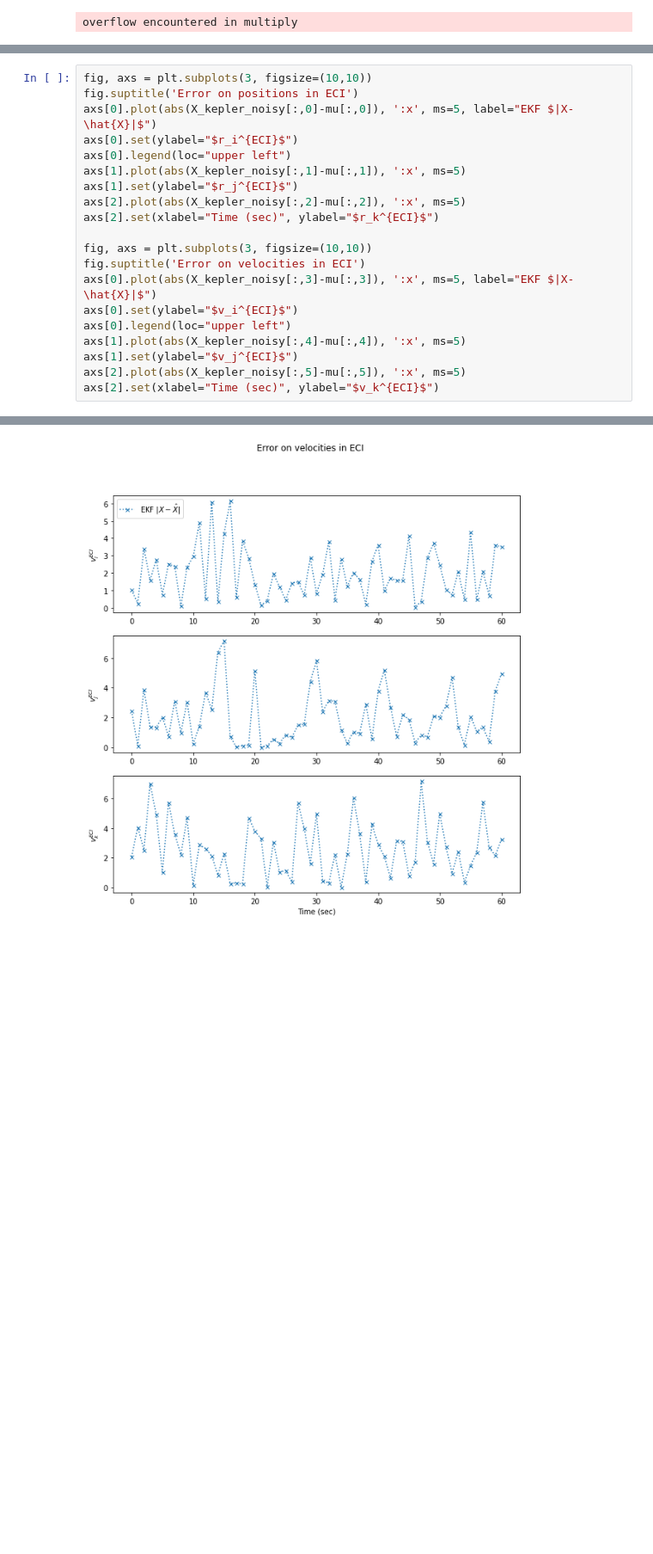
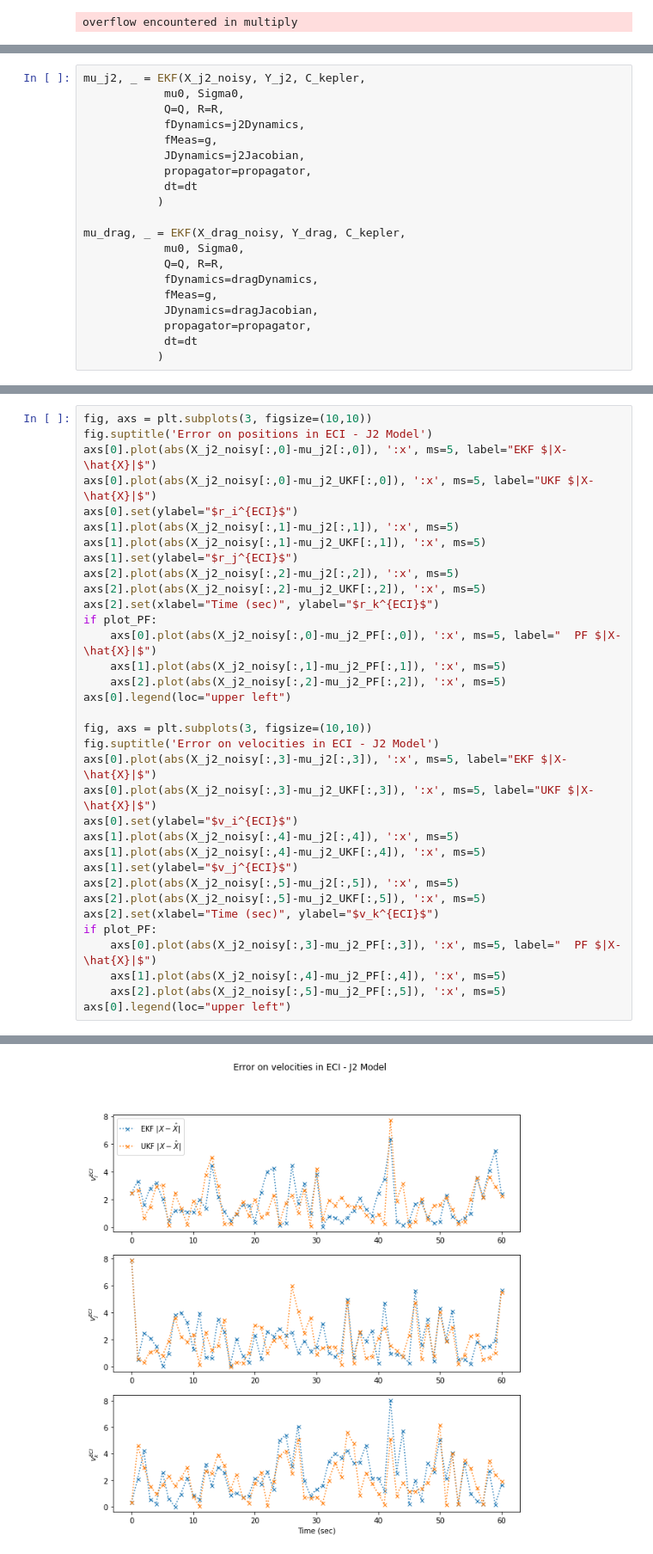
Before and after one commit to EleonoreJ/Kalman-Filtering-Orbit-Determination, a Jupyter notebook: Test Filters.ipynb, the cells around one changed output, grey strips where cells are left out. Shown at 86% size. Saved outputs shown, nothing was run; the diff lists cells and outputs as text; blank space fills up the shorter version.

```diff
--- a/Test Filters.ipynb
+++ b/Test Filters.ipynb
@@ -155,0 +181,20 @@ def EKF(X, Y, C, mu0, Sigma0, Q, R, fDynamics, fMeas, JDynamics, propagator=prop
+# %%
+mu_j2, _ = EKF(X_j2_noisy, Y_j2, C_kepler,
+            mu0, Sigma0,
+            Q=Q, R=R,
+            fDynamics=j2Dynamics,
+            fMeas=g,
+            JDynamics=j2Jacobian,
+            propagator=propagator,
+            dt=dt
+           )
+
+mu_drag, _ = EKF(X_drag_noisy, Y_drag, C_kepler,
+            mu0, Sigma0,
+            Q=Q, R=R,
+            fDynamics=dragDynamics,
+            fMeas=g,
+            JDynamics=dragJacobian,
+            propagator=propagator,
+            dt=dt
+           )
@@ -217,21 +309,35 @@ axs[2].set(xlabel="Time (sec)", ylabel="$v_k^{ECI}$")
 # %%
 fig, axs = plt.subplots(3, figsize=(10,10))
-fig.suptitle('Error on positions in ECI')
-axs[0].plot(abs(X_kepler_noisy[:,0]-mu[:,0]), ':x', ms=5, label="EKF $|X-\hat{X}|$")
+fig.suptitle('Error on positions in ECI - J2 Model')
+axs[0].plot(abs(X_j2_noisy[:,0]-mu_j2[:,0]), ':x', ms=5, label="EKF $|X-\hat{X}|$")
+axs[0].plot(abs(X_j2_noisy[:,0]-mu_j2_UKF[:,0]), ':x', ms=5, label="UKF $|X-\hat{X}|$")
 axs[0].set(ylabel="$r_i^{ECI}$")
+axs[1].plot(abs(X_j2_noisy[:,1]-mu_j2[:,1]), ':x', ms=5)
+axs[1].plot(abs(X_j2_noisy[:,1]-mu_j2_UKF[:,1]), ':x', ms=5)
+axs[1].set(ylabel="$r_j^{ECI}$")
+axs[2].plot(abs(X_j2_noisy[:,2]-mu_j2[:,2]), ':x', ms=5)
+axs[2].plot(abs(X_j2_noisy[:,2]-mu_j2_UKF[:,2]), ':x', ms=5)
+axs[2].set(xlabel="Time (sec)", ylabel="$r_k^{ECI}$")
+if plot_PF:
+    axs[0].plot(abs(X_j2_noisy[:,0]-mu_j2_PF[:,0]), ':x', ms=5, label="  PF $|X-\hat{X}|$")
+    axs[1].plot(abs(X_j2_noisy[:,1]-mu_j2_PF[:,1]), ':x', ms=5)
+    axs[2].plot(abs(X_j2_noisy[:,2]-mu_j2_PF[:,2]), ':x', ms=5)
 axs[0].legend(loc="upper left")
-axs[1].plot(abs(X_kepler_noisy[:,1]-mu[:,1]), ':x', ms=5)
-axs[1].set(ylabel="$r_j^{ECI}$")
-axs[2].plot(abs(X_kepler_noisy[:,2]-mu[:,2]), ':x', ms=5)
-axs[2].set(xlabel="Time (sec)", ylabel="$r_k^{ECI}$")
 
 fig, axs = plt.subplots(3, figsize=(10,10))
-fig.suptitle('Error on velocities in ECI')
-axs[0].plot(abs(X_kepler_noisy[:,3]-mu[:,3]), ':x', ms=5, label="EKF $|X-\hat{X}|$")
+fig.suptitle('Error on velocities in ECI - J2 Model')
+axs[0].plot(abs(X_j2_noisy[:,3]-mu_j2[:,3]), ':x', ms=5, label="EKF $|X-\hat{X}|$")
+axs[0].plot(abs(X_j2_noisy[:,3]-mu_j2_UKF[:,3]), ':x', ms=5, label="UKF $|X-\hat{X}|$")
 axs[0].set(ylabel="$v_i^{ECI}$")
+axs[1].plot(abs(X_j2_noisy[:,4]-mu_j2[:,4]), ':x', ms=5)
+axs[1].plot(abs(X_j2_noisy[:,4]-mu_j2_UKF[:,4]), ':x', ms=5)
+axs[1].set(ylabel="$v_j^{ECI}$")
+axs[2].plot(abs(X_j2_noisy[:,5]-mu_j2[:,5]), ':x', ms=5)
+axs[2].plot(abs(X_j2_noisy[:,5]-mu_j2_UKF[:,5]), ':x', ms=5)
+axs[2].set(xlabel="Time (sec)", ylabel="$v_k^{ECI}$")
+if plot_PF:
+    axs[0].plot(abs(X_j2_noisy[:,3]-mu_j2_PF[:,3]), ':x', ms=5, label="  PF $|X-\hat{X}|$")
+    axs[1].plot(abs(X_j2_noisy[:,4]-mu_j2_PF[:,4]), ':x', ms=5)
+    axs[2].plot(abs(X_j2_noisy[:,5]-mu_j2_PF[:,5]), ':x', ms=5)
 axs[0].legend(loc="upper left")
-axs[1].plot(abs(X_kepler_noisy[:,4]-mu[:,4]), ':x', ms=5)
-axs[1].set(ylabel="$v_j^{ECI}$")
-axs[2].plot(abs(X_kepler_noisy[:,5]-mu[:,5]), ':x', ms=5)
-axs[2].set(xlabel="Time (sec)", ylabel="$v_k^{ECI}$")
 # %% [output]
@@ -240 +346 @@ axs[2].set(xlabel="Time (sec)", ylabel="$v_k^{ECI}$")
-[figure, old version]
+[figure, new version]
```
Also changed, not shown: parts of 34 cells of this notebook, 1 other file.
